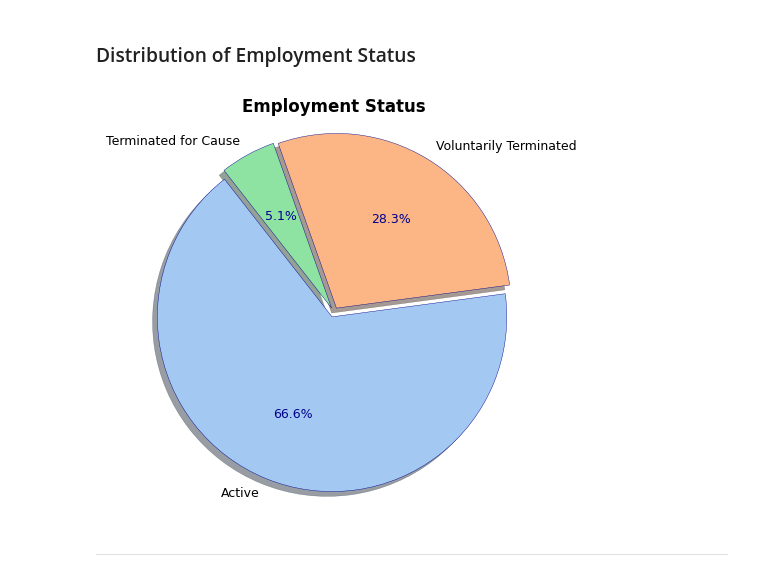
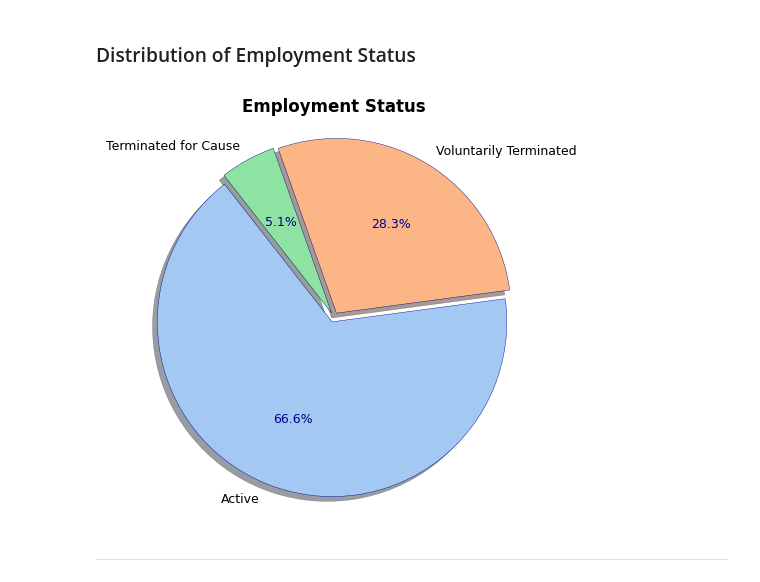
Before and after one commit to DanPkg/HR-Analytics-Insights-Project, a Jupyter notebook: human-resources-dataset-analysis-and-insights.ipynb, the cells around one changed output. Saved outputs shown, nothing was run; the diff lists cells and outputs as text; code cells hidden in the pictures.

```diff
--- a/human-resources-dataset-analysis-and-insights.ipynb
+++ b/human-resources-dataset-analysis-and-insights.ipynb
@@ -772,40 +772,43 @@ bar_edge_color = 'darkblue'
 pie_wedge_color = 'darkblue'
 annotation_color = 'darkblue'
 scatter_edge_color = 'darkblue'
+
+# Define common label parameter values in a dictionary.
+title_label_params = {'fontweight': 'bold', 'pad': 10}
 # %% [markdown]
 ### Distribution of Employment Status
 # %%
-# Count the occurrences of each reason for termination
+# Count the occurrences of each reason for termination.
 employment_status_counts = df['EmploymentStatus'].value_counts()
 
 # Generate a pastel color palette based on the number of termination reasons.
 pastel_colors = generate_pastel_palette(len(employment_status_counts))
 
 # Create a list of explode values to increase space between slices.
 explode = [0.028] * len(employment_status_counts)
 
 plt.figure(figsize=(5, 5))
 patches, texts, _ = plt.pie(employment_status_counts,
         labels=employment_status_counts.index,
         autopct='%1.1f%%',
         startangle=128,
         colors=pastel_colors,
         explode=explode,
         shadow=True,
         textprops={'color': annotation_color, 'weight': 'normal', 'fontsize': '9'},
         wedgeprops={'linewidth': 0.3, 'edgecolor': pie_wedge_color},
         labeldistance=1.09)
 plt.axis('equal')  # Equal aspect ratio ensures that pie is drawn as a circle.
-plt.title('Employment Status', fontweight='bold')
+plt.title('Employment Status', **title_label_params)
 
 # Set font color of text labels.
 for text in texts:
     text.set_color('black')
     text.set_fontsize('9')
 
 plt.show()
 # %% [output]
-[figure, old version]
+[figure, new version]
 # %% [markdown]
 ***
 # %% [markdown]
```
Also changed, not shown: parts of 16 cells of this notebook.
